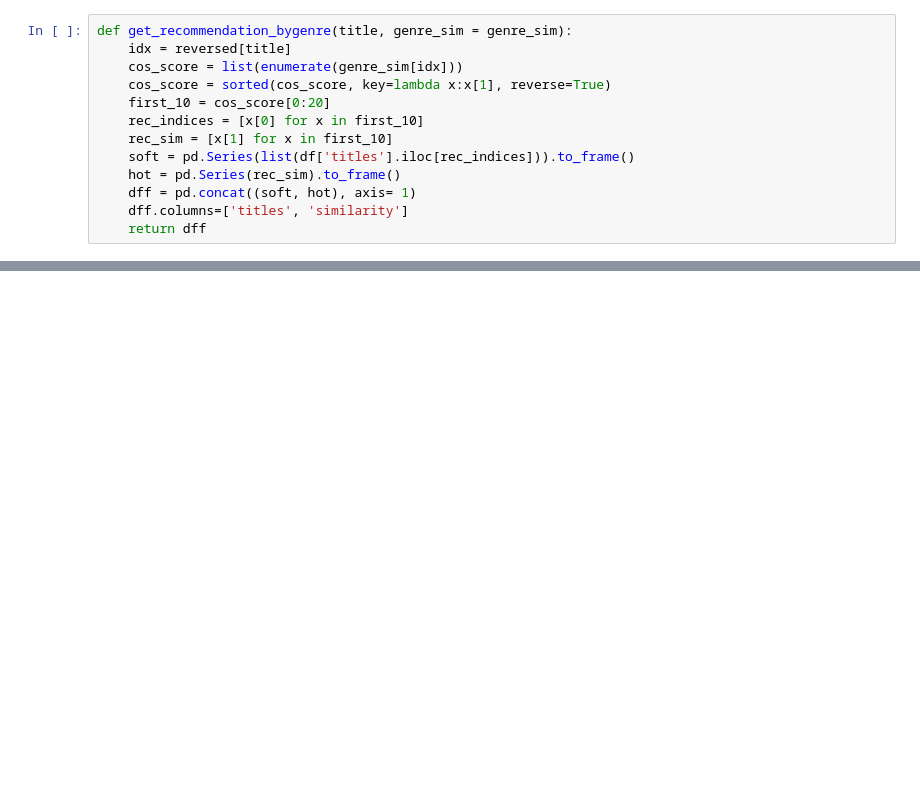
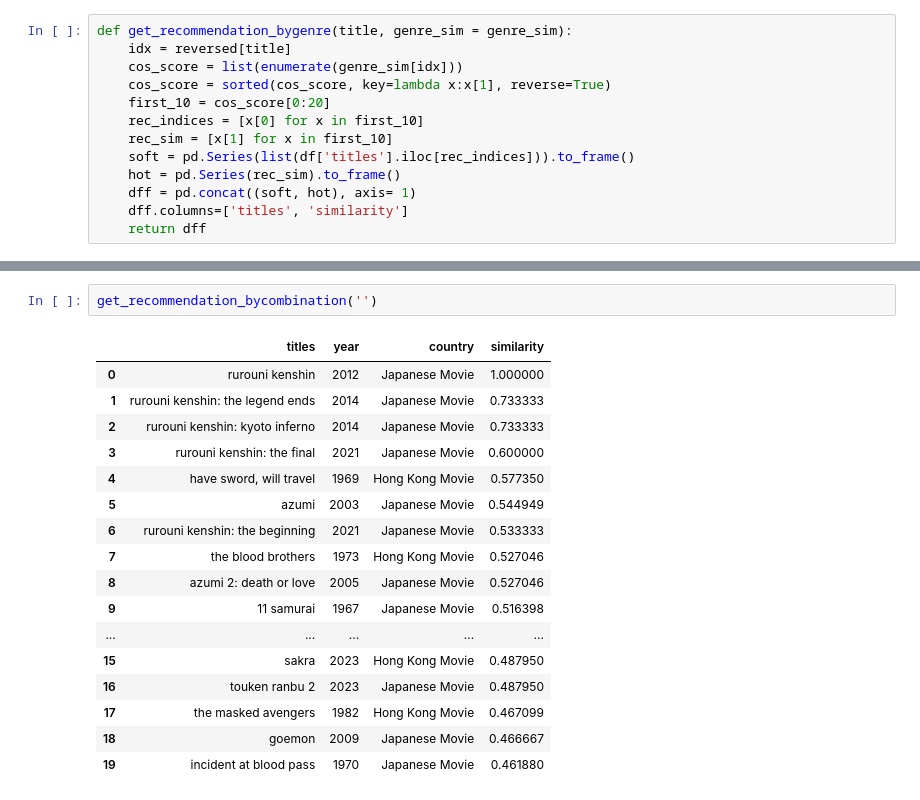
Before and after one commit to drjollof/drama-recommender, a Jupyter notebook: recommender.ipynb, the cells around one changed output, grey strips where cells are left out. Saved outputs shown, nothing was run; the diff lists cells and outputs as text; blank space fills up the shorter version.

```diff
--- a/recommender.ipynb
+++ b/recommender.ipynb
@@ -362,0 +407,20 @@ pd.DataFrame(cos, index=df["titles"], columns=df["titles"])
+# %%
+get_recommendation_bycombination('')
+# %% [output]
+|  | titles | year | country | similarity |
+| 0 | rurouni kenshin | 2012 | Japanese Movie | 1.000000 |
+| 1 | rurouni kenshin: the legend ends | 2014 | Japanese Movie | 0.733333 |
+| 2 | rurouni kenshin: kyoto inferno | 2014 | Japanese Movie | 0.733333 |
+| 3 | rurouni kenshin: the final | 2021 | Japanese Movie | 0.600000 |
+| 4 | have sword, will travel | 1969 | Hong Kong Movie | 0.577350 |
+| 5 | azumi | 2003 | Japanese Movie | 0.544949 |
+| 6 | rurouni kenshin: the beginning | 2021 | Japanese Movie | 0.533333 |
+| 7 | the blood brothers | 1973 | Hong Kong Movie | 0.527046 |
+| 8 | azumi 2: death or love | 2005 | Japanese Movie | 0.527046 |
+| 9 | 11 samurai | 1967 | Japanese Movie | 0.516398 |
+| ... | ... | ... | ... | ... |
+| 15 | sakra | 2023 | Hong Kong Movie | 0.487950 |
+| 16 | touken ranbu 2 | 2023 | Japanese Movie | 0.487950 |
+| 17 | the masked avengers | 1982 | Hong Kong Movie | 0.467099 |
+| 18 | goemon | 2009 | Japanese Movie | 0.466667 |
+| 19 | incident at blood pass | 1970 | Japanese Movie | 0.461880 |
```
Also changed, not shown: parts of 15 cells of this notebook, 3 other files.
